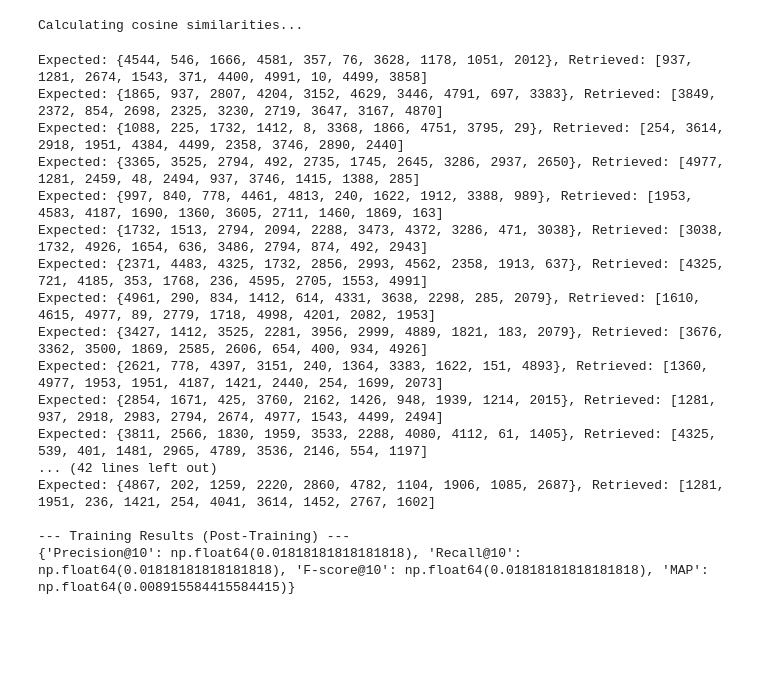
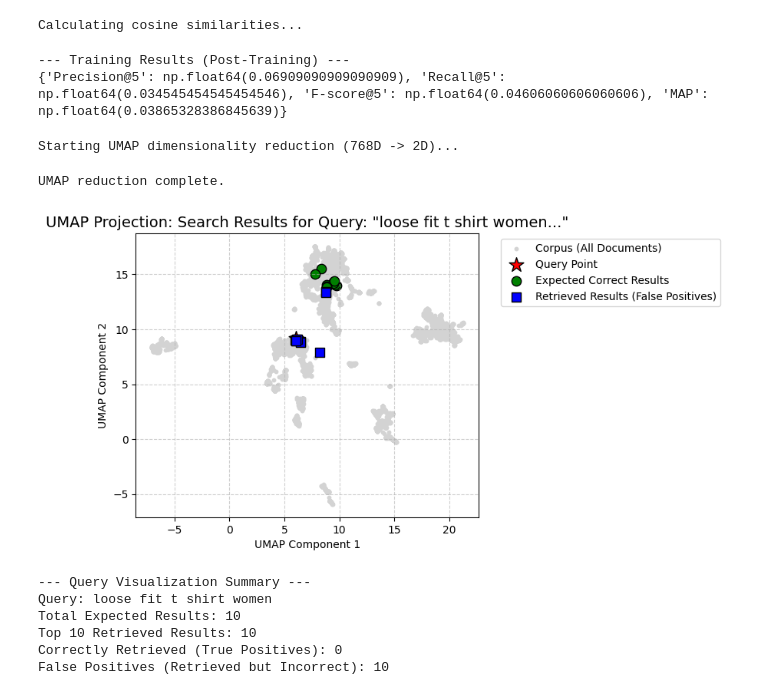
Before and after one commit to e1-m/nlp_7th_sem, a Jupyter notebook: labs/lab5/lab5.ipynb, the cells around one changed output. Drawn from its saved outputs; the diff is of its cells as text; code cells hidden in the pictures; blank space fills up the shorter version.

Commit message:
feat(lab5): change hyperparams, add visualization

```diff
--- a/labs/lab5/lab5.ipynb
+++ b/labs/lab5/lab5.ipynb
@@ -124,7 +145,7 @@ Calculating cosine similarities...
 import numpy as np
 from tqdm.autonotebook import tqdm
 
-TOP_K = 10
+TOP_K = 50
 all_results = []
 for i in tqdm(range(len(df_validation_queries['queries'])), desc="Retrieving top results"):
     top_indices = np.argsort(cos_scores[i])[-TOP_K:][::-1]
@@ -138,7 +159,6 @@ def calculate_metrics(df, k=5):
     for _, row in df.iterrows():
         expected = set(row['expected_results'])
         retrieved = row['retrieved_results'][:k]
-        print(f"Expected: {expected}, Retrieved: {retrieved}")
 
         relevant_retrieved = len(expected.intersection(retrieved))
 
@@ -173,25 +193,3 @@ def calculate_metrics(df, k=5):
         f'F-score@{k}': np.mean(f_score_list),
         'MAP': np.mean(avg_precision_list)
     }
-
-metrics = calculate_metrics(df_validation_queries, k=10)
-print("\n--- Training Results (Post-Training) ---")
-print(metrics)
-# %% [output]
-Expected: {4544, 546, 1666, 4581, 357, 76, 3628, 1178, 1051, 2012}, Retrieved: [937, 1281, 2674, 1543, 371, 4400, 4991, 10, 4499, 3858]
-Expected: {1865, 937, 2807, 4204, 3152, 4629, 3446, 4791, 697, 3383}, Retrieved: [3849, 2372, 854, 2698, 2325, 3230, 2719, 3647, 3167, 4870]
-Expected: {1088, 225, 1732, 1412, 8, 3368, 1866, 4751, 3795, 29}, Retrieved: [254, 3614, 2918, 1951, 4384, 4499, 2358, 3746, 2890, 2440]
-Expected: {3365, 3525, 2794, 492, 2735, 1745, 2645, 3286, 2937, 2650}, Retrieved: [4977, 1281, 2459, 48, 2494, 937, 3746, 1415, 1388, 285]
-Expected: {997, 840, 778, 4461, 4813, 240, 1622, 1912, 3388, 989}, Retrieved: [1953, 4583, 4187, 1690, 1360, 3605, 2711, 1460, 1869, 163]
-Expected: {1732, 1513, 2794, 2094, 2288, 3473, 4372, 3286, 471, 3038}, Retrieved: [3038, 1732, 4926, 1654, 636, 3486, 2794, 874, 492, 2943]
-Expected: {2371, 4483, 4325, 1732, 2856, 2993, 4562, 2358, 1913, 637}, Retrieved: [4325, 721, 4185, 353, 1768, 236, 4595, 2705, 1553, 4991]
-Expected: {4961, 290, 834, 1412, 614, 4331, 3638, 2298, 285, 2079}, Retrieved: [1610, 4615, 4977, 89, 2779, 1718, 4998, 4201, 2082, 1953]
-Expected: {3427, 1412, 3525, 2281, 3956, 2999, 4889, 1821, 183, 2079}, Retrieved: [3676, 3362, 3500, 1869, 2585, 2606, 654, 400, 934, 4926]
-Expected: {2621, 778, 4397, 3151, 240, 1364, 3383, 1622, 151, 4893}, Retrieved: [1360, 4977, 1953, 1951, 4187, 1421, 2440, 254, 1699, 2073]
-Expected: {2854, 1671, 425, 3760, 2162, 1426, 948, 1939, 1214, 2015}, Retrieved: [1281, 937, 2918, 2983, 2794, 2674, 4977, 1543, 4499, 2494]
-Expected: {3811, 2566, 1830, 1959, 3533, 2288, 4080, 4112, 61, 1405}, Retrieved: [4325, 539, 401, 1481, 2965, 4789, 3536, 2146, 554, 1197]
-... (42 lines left out)
-Expected: {4867, 202, 1259, 2220, 2860, 4782, 1104, 1906, 1085, 2687}, Retrieved: [1281, 1951, 236, 1421, 254, 4041, 3614, 1452, 2767, 1602]
-
---- Training Results (Post-Training) ---
-{'Precision@10': np.float64(0.01818181818181818), 'Recall@10': np.float64(0.01818181818181818), 'F-score@10': np.float64(0.01818181818181818), 'MAP': np.float64(0.008915584415584415)}
@@ -203,0 +196,7 @@ import random
+# %%
+metrics = calculate_metrics(df_validation_queries, k=5)
+print("\n--- Training Results (Post-Training) ---")
+print(metrics)
+# %% [output]
+--- Training Results (Post-Training) ---
+{'Precision@5': np.float64(0.06909090909090909), 'Recall@5': np.float64(0.034545454545454546), 'F-score@5': np.float64(0.04606060606060606), 'MAP': np.float64(0.03865328386845639)}
@@ -203,0 +317,12 @@ import random
+# %%
+create_umap_visualization(corpus_embeddings, query_embeddings, df_corpus, df_validation_queries)
+# %% [output]
+Starting UMAP dimensionality reduction (768D -> 2D)...
+UMAP reduction complete.
+[figure, added]
+--- Query Visualization Summary ---
+Query: loose fit t shirt women
+Total Expected Results: 10
+Top 10 Retrieved Results: 10
+Correctly Retrieved (True Positives): 0
+False Positives (Retrieved but Incorrect): 10
```
Also changed, not shown: parts of 5 cells of this notebook.
